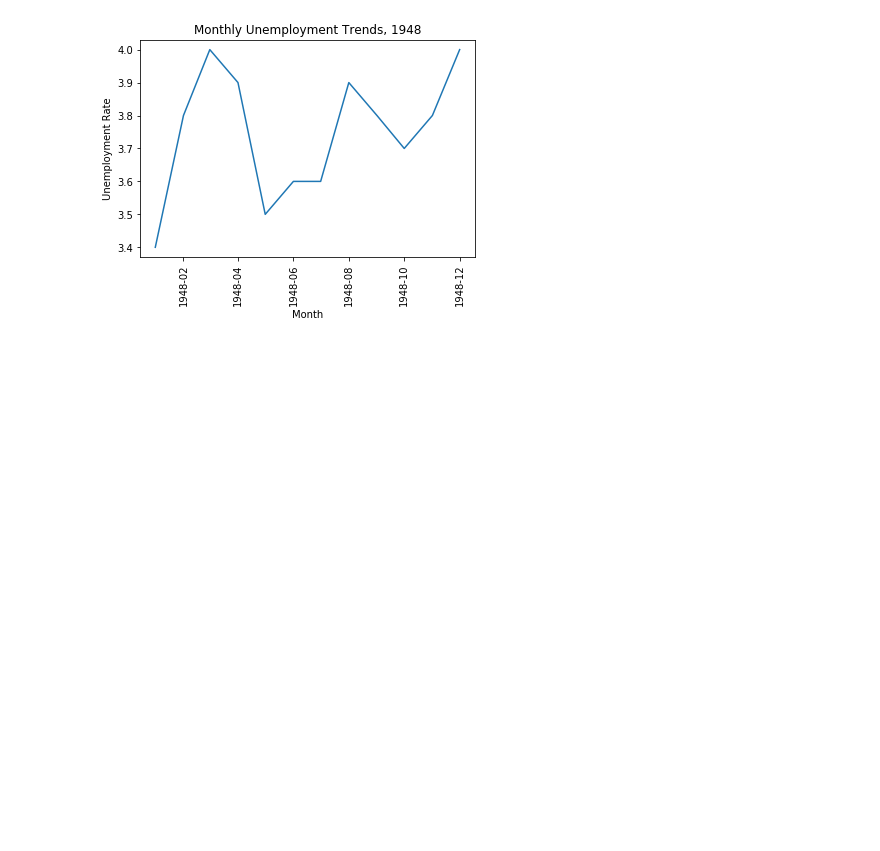
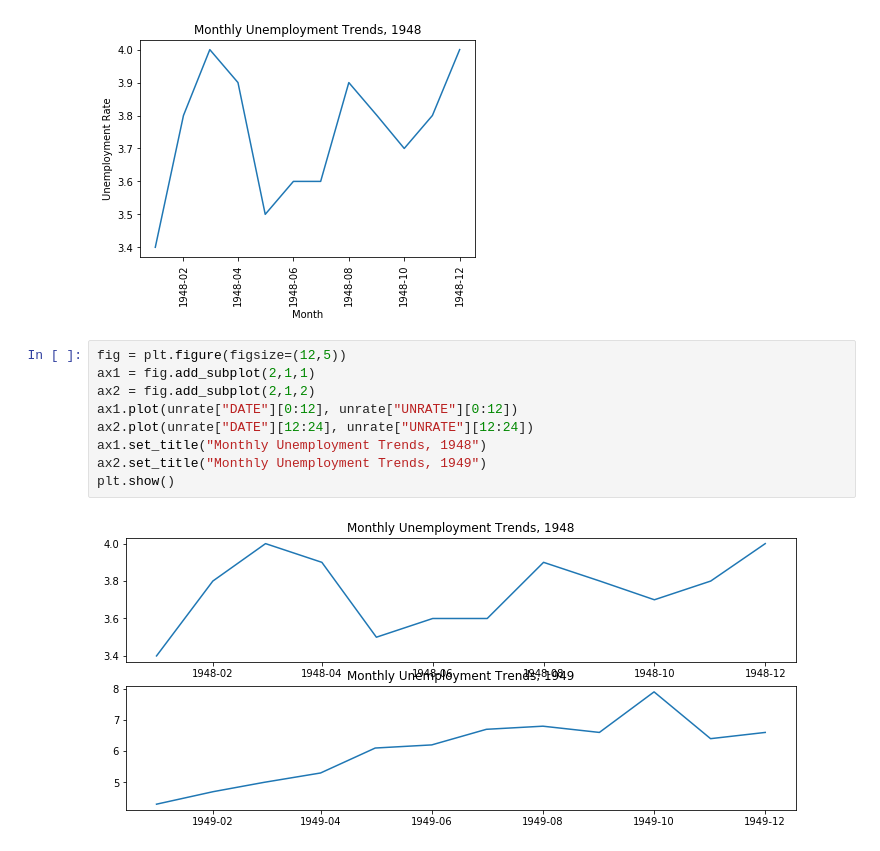
Before and after one commit to kalingwu/Dataquest-Projects, a Jupyter notebook: US_employment_rate/basics.ipynb, the cells around one changed output. Cells and saved outputs as stored; diff of their text form; blank space fills up the shorter version.

```diff
--- a/US_employment_rate/basics.ipynb
+++ b/US_employment_rate/basics.ipynb
@@ -16,3 +30,14 @@ plt.title("Monthly Unemployment Trends, 1948")
 plt.show()
 # %% [output]
 [figure]
+# %%
+fig = plt.figure(figsize=(12,5))
+ax1 = fig.add_subplot(2,1,1)
+ax2 = fig.add_subplot(2,1,2)
+ax1.plot(unrate["DATE"][0:12], unrate["UNRATE"][0:12])
+ax2.plot(unrate["DATE"][12:24], unrate["UNRATE"][12:24])
+ax1.set_title("Monthly Unemployment Trends, 1948")
+ax2.set_title("Monthly Unemployment Trends, 1949")
+plt.show()
+# %% [output]
+[figure, added]
```
Also changed, not shown: parts of 2 cells of this notebook.
